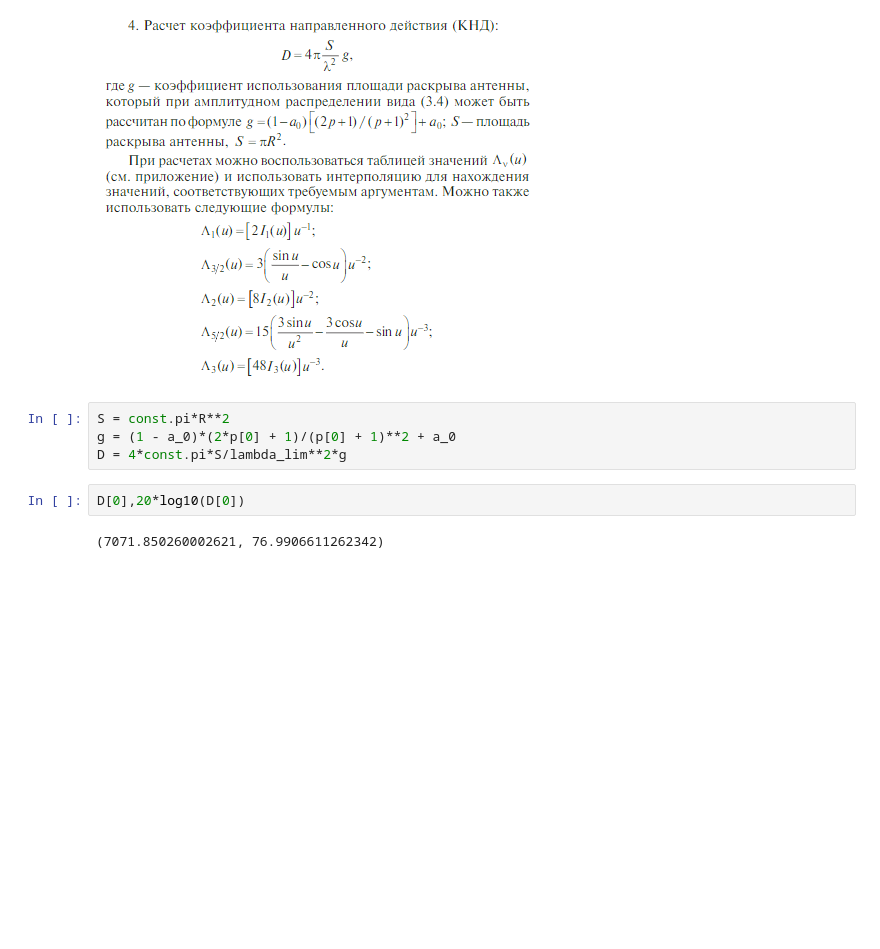
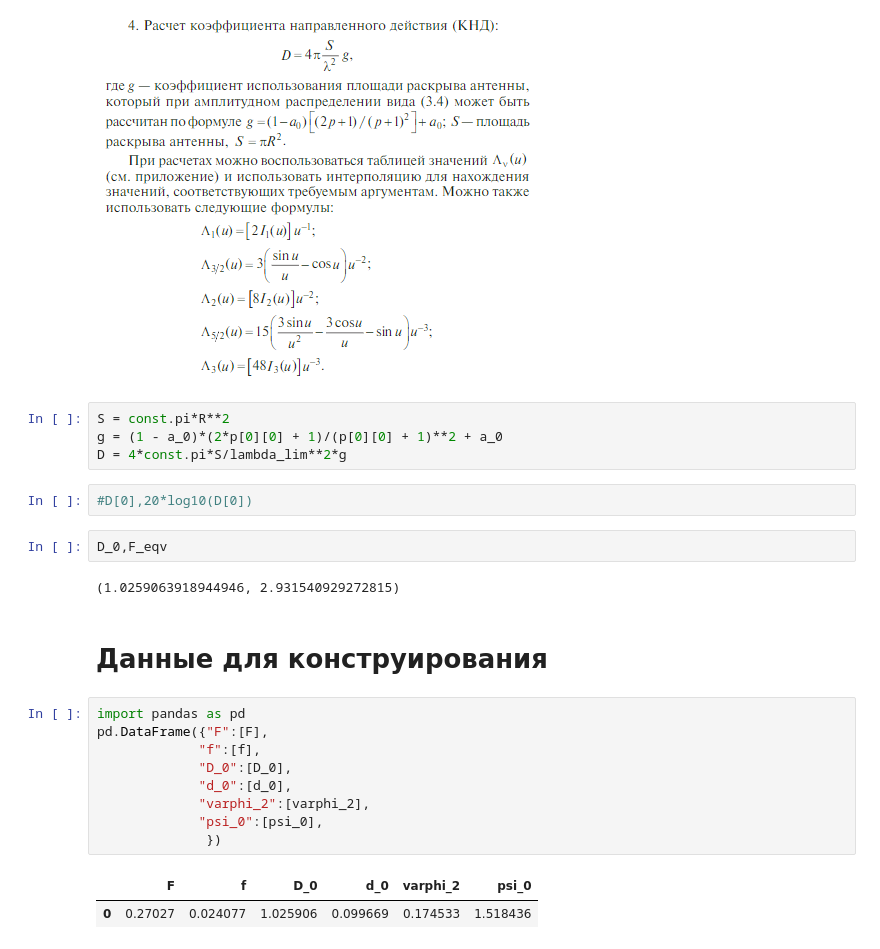
Before and after one commit to AlfaIV/Microwave-and-Antennas-LabWork, a Jupyter notebook: Курсач_СВЧ.ipynb, the cells around one changed output. Saved outputs shown, nothing was run; the diff lists cells and outputs as text; blank space fills up the shorter version.

```diff
--- a/Курсач_СВЧ.ipynb
+++ b/Курсач_СВЧ.ipynb
@@ -421,9 +610,25 @@ plt.ylim([-40,0])
 ![image.png](embedded-picture-1)
 # %%
 S = const.pi*R**2
-g = (1 - a_0)*(2*p[0] + 1)/(p[0] + 1)**2 + a_0
+g = (1 - a_0)*(2*p[0][0] + 1)/(p[0][0] + 1)**2 + a_0
 D = 4*const.pi*S/lambda_lim**2*g
 # %%
-D[0],20*log10(D[0])
+#D[0],20*log10(D[0])
-# %% [output]
-(7071.850260002621, 76.9906611262342)
+# %%
+D_0,F_eqv
+# %% [output]
+(1.0259063918944946, 2.931540929272815)
+# %% [markdown]
+# Данные для конструирования
+# %%
+import pandas as pd
+pd.DataFrame({"F":[F],
+             "f":[f],
+             "D_0":[D_0],
+             "d_0":[d_0],
+             "varphi_2":[varphi_2],
+             "psi_0":[psi_0],
+              })
+# %% [output]
+|  | F | f | D_0 | d_0 | varphi_2 | psi_0 |
+| 0 | 0.27027 | 0.024077 | 1.025906 | 0.099669 | 0.174533 | 1.518436 |
```
Also changed, not shown: parts of 37 cells of this notebook.
